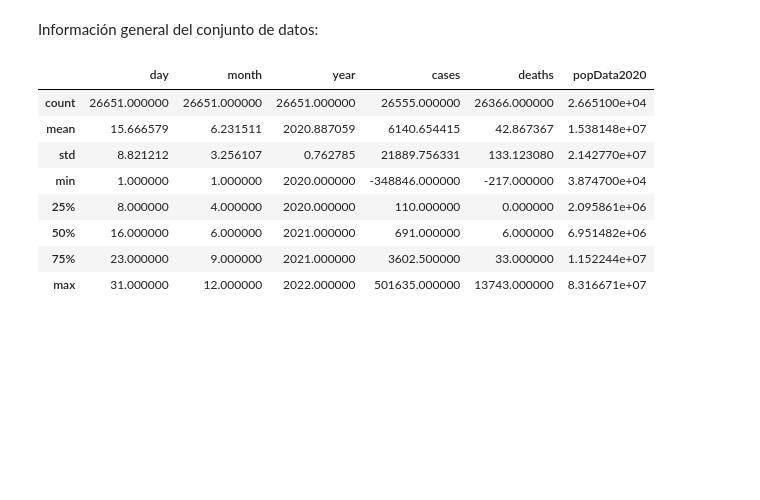
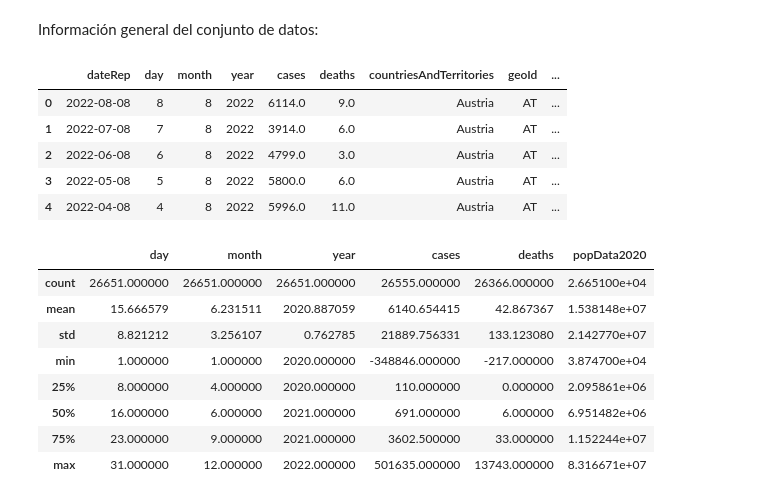
Before and after one commit to earandir/TecnicasIA, a Jupyter notebook: mexandatos06act2.ipynb, the cells around one changed output. Drawn from its saved outputs; the diff is of its cells as text; code cells hidden in the pictures; blank space fills up the shorter version.

```diff
--- a/mexandatos06act2.ipynb
+++ b/mexandatos06act2.ipynb
@@ -41,6 +41,15 @@ continentExp                object
 dtype: object
 # %% [markdown]
 Información general del conjunto de datos:
+# %%
+upToDateData.head()
+# %% [output]
+|  | dateRep | day | month | year | cases | deaths | countriesAndTerritories | geoId | ... |
+| 0 | 2022-08-08 | 8 | 8 | 2022 | 6114.0 | 9.0 | Austria | AT | ... |
+| 1 | 2022-07-08 | 7 | 8 | 2022 | 3914.0 | 6.0 | Austria | AT | ... |
+| 2 | 2022-06-08 | 6 | 8 | 2022 | 4799.0 | 3.0 | Austria | AT | ... |
+| 3 | 2022-05-08 | 5 | 8 | 2022 | 5800.0 | 6.0 | Austria | AT | ... |
+| 4 | 2022-04-08 | 4 | 8 | 2022 | 5996.0 | 11.0 | Austria | AT | ... |
 # %%
 upToDateData.describe()
 # %% [output]
```
